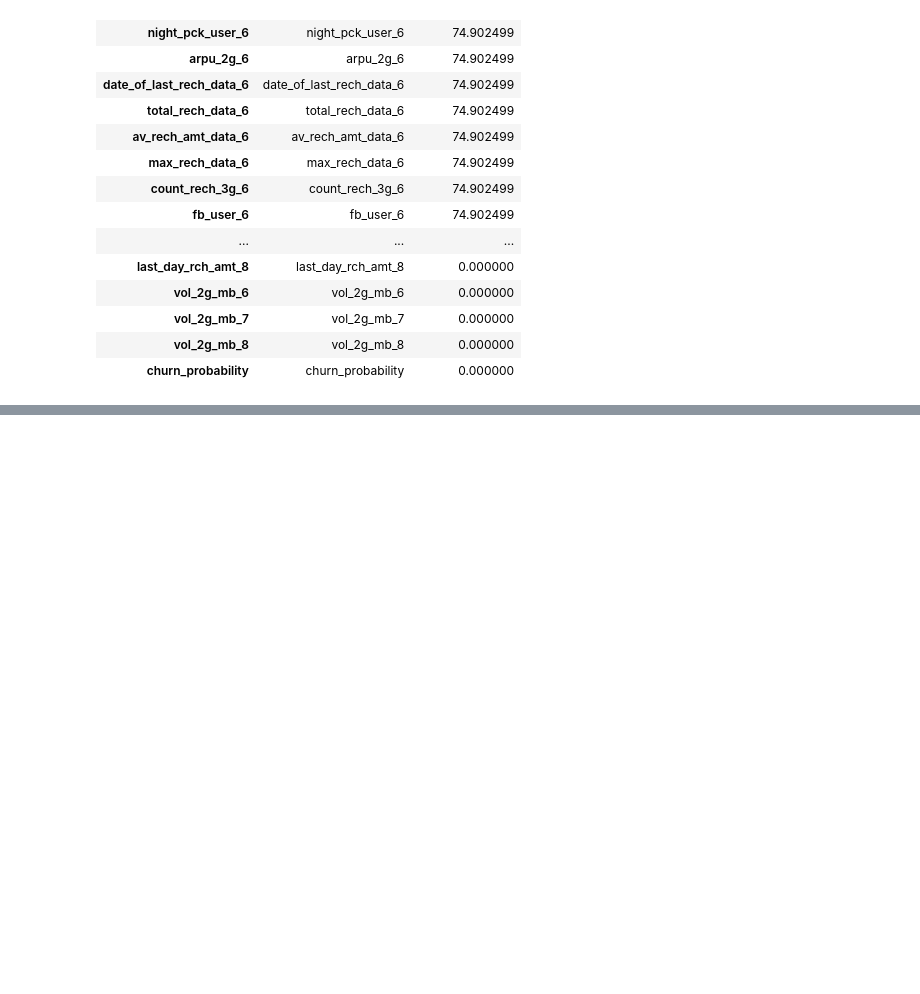
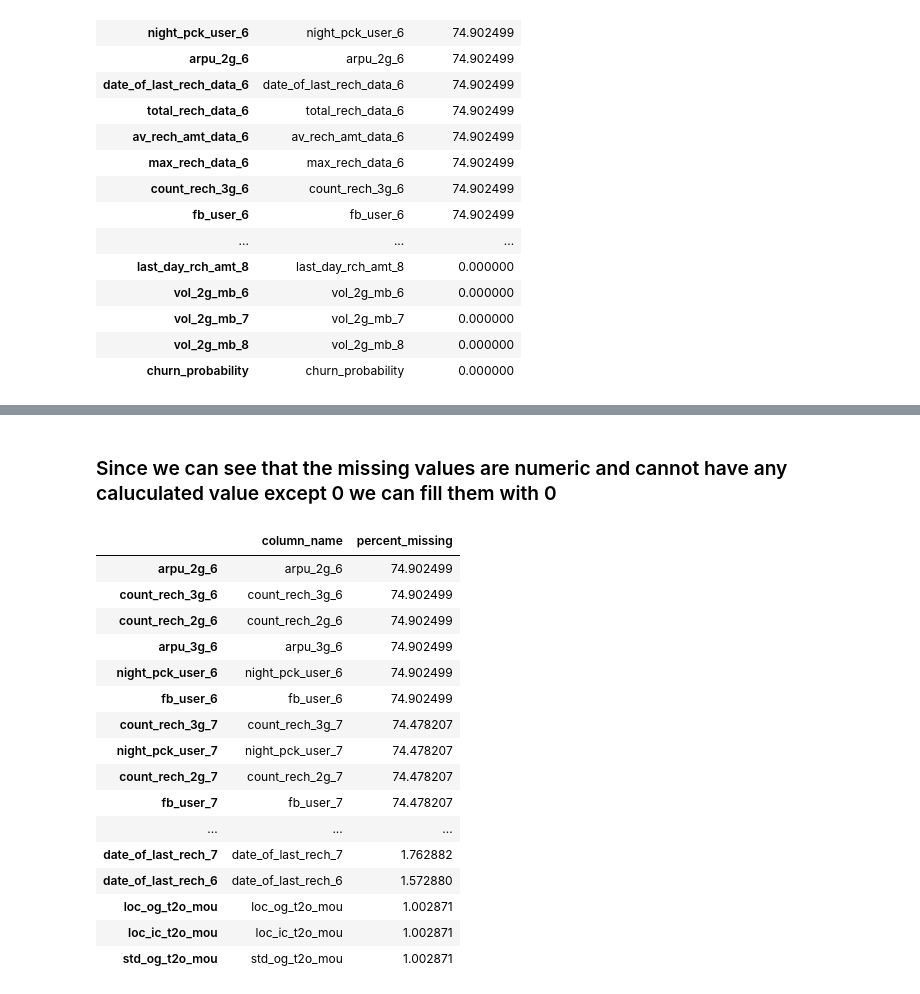
Before and after one commit to kushlulla/TelecomChurn_Kush_Gautam, a Jupyter notebook: Kush_Lulla_Gautam_Joshi.ipynb, the cells around one changed output, grey strips where cells are left out. Drawn from its saved outputs; the diff is of its cells as text; code cells hidden in the pictures; blank space fills up the shorter version.

```diff
--- a/Kush_Lulla_Gautam_Joshi.ipynb
+++ b/Kush_Lulla_Gautam_Joshi.ipynb
@@ -152,0 +154,2 @@ churn_df.loc[:,amt_recharge_col].describe()
+# %% [markdown]
+### Since we can see that the missing values are numeric and cannot have any caluculated value except 0 we can fill them with 0
@@ -152,0 +159,24 @@ churn_df.loc[:,amt_recharge_col].describe()
+# %%
+percent_missing = churn_df.isnull().sum() * 100 / len(churn_df)
+missing_value_df = pd.DataFrame({'column_name': churn_df.columns,
+                                 'percent_missing': percent_missing})
+missing_value_df.sort_values('percent_missing', inplace=True, ascending= False)
+missing_value_df[missing_value_df.percent_missing>0]
+# %% [output]
+|  | column_name | percent_missing |
+| arpu_2g_6 | arpu_2g_6 | 74.902499 |
+| count_rech_3g_6 | count_rech_3g_6 | 74.902499 |
+| count_rech_2g_6 | count_rech_2g_6 | 74.902499 |
+| arpu_3g_6 | arpu_3g_6 | 74.902499 |
+| night_pck_user_6 | night_pck_user_6 | 74.902499 |
+| fb_user_6 | fb_user_6 | 74.902499 |
+| count_rech_3g_7 | count_rech_3g_7 | 74.478207 |
+| night_pck_user_7 | night_pck_user_7 | 74.478207 |
+| count_rech_2g_7 | count_rech_2g_7 | 74.478207 |
+| fb_user_7 | fb_user_7 | 74.478207 |
+| ... | ... | ... |
+| date_of_last_rech_7 | date_of_last_rech_7 | 1.762882 |
+| date_of_last_rech_6 | date_of_last_rech_6 | 1.572880 |
+| loc_og_t2o_mou | loc_og_t2o_mou | 1.002871 |
+| loc_ic_t2o_mou | loc_ic_t2o_mou | 1.002871 |
+| std_og_t2o_mou | std_og_t2o_mou | 1.002871 |
```
Also changed, not shown: parts of 28 cells of this notebook.
